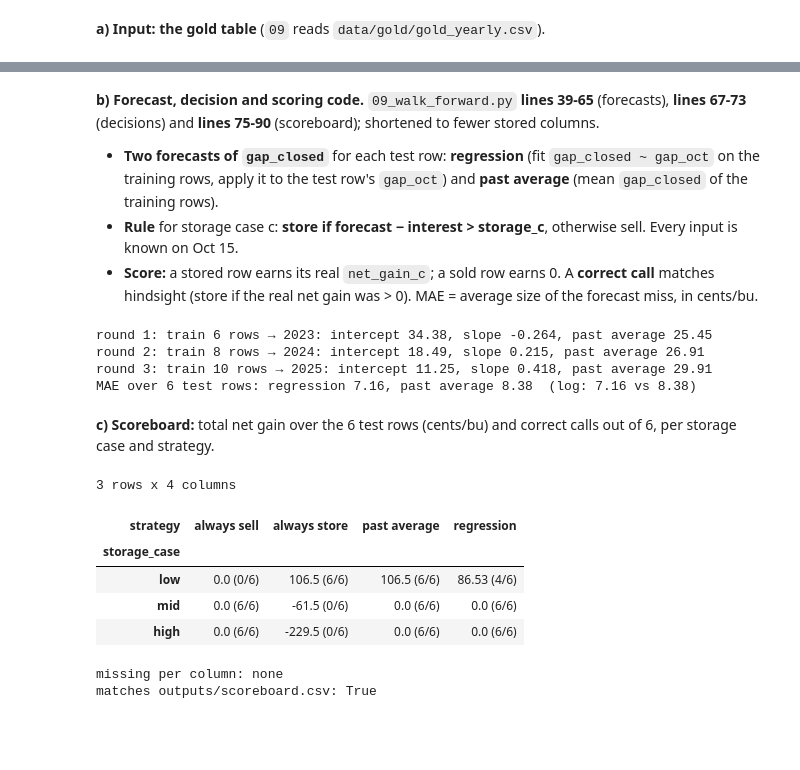
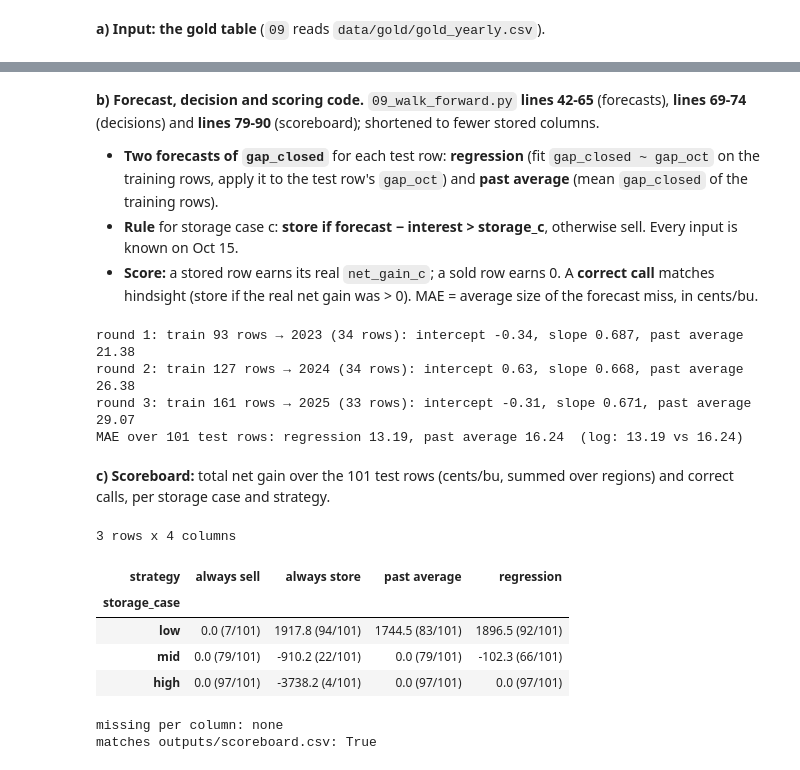
Before and after one commit to Jessie-Ren699/corn-storage-basis, a Jupyter notebook: notebooks/00_walkthrough.ipynb, the cells around one changed output, grey strips where cells are left out. Drawn from its saved outputs; the diff is of its cells as text; code cells hidden in the pictures; blank space fills up the shorter version.

```diff
--- a/notebooks/00_walkthrough.ipynb
+++ b/notebooks/00_walkthrough.ipynb
@@ -826,6 +888,6 @@ missing per column: none
 # %% [markdown]
-**b) Forecast, decision and scoring code.** `09_walk_forward.py` **lines 39-65** (forecasts), **lines 67-73** (decisions)
-and **lines 75-90** (scoreboard); shortened to fewer stored columns.
+**b) Forecast, decision and scoring code.** `09_walk_forward.py` **lines 42-65** (forecasts), **lines 69-74** (decisions)
+and **lines 79-90** (scoreboard); shortened to fewer stored columns.
 
 - **Two forecasts of `gap_closed`** for each test row: **regression** (fit `gap_closed ~ gap_oct` on the training rows,
   apply it to the test row's `gap_oct`) and **past average** (mean `gap_closed` of the training rows).
@@ -834,53 +896,57 @@ and **lines 75-90** (scoreboard); shortened to fewer stored columns.
   real net gain was > 0). MAE = average size of the forecast miss, in cents/bu.
 # %%
 rows = []                                                                      # one row per test row
-for rnd, test_year in enumerate([2023, 2024, 2025], start=1):                  # lines 41-43: 3 rounds
-    train = gold[gold["decision_year"] < test_year]                            # line 42: ONLY earlier years
-    test = gold[gold["decision_year"] == test_year]                            # line 43: the year to predict
-    slope, intercept = np.polyfit(train["gap_oct_cents"], train["gap_closed_cents"], 1)   # line 45: OLS on training rows
-    avg = train["gap_closed_cents"].mean()                                     # line 46: past-average forecast
-    print(f"round {rnd}: train {len(train)} rows → {test_year}: intercept {intercept:.2f}, slope {slope:.3f}, past average {avg:.2f}")
-    for _, r in test.iterrows():                                               # lines 50-62: each test row
-        rows.append({"round": rnd, "test_year": test_year, "region": r["region"],
+for rnd, test_year in enumerate([2023, 2024, 2025], start=1):                  # line 42: 3 rounds
+    train = gold[gold["decision_year"] < test_year]                            # line 43: ONLY earlier years
+    test = gold[gold["decision_year"] == test_year]                            # line 44: the year to predict
+    slope, intercept = np.polyfit(train["gap_oct_cents"], train["gap_closed_cents"], 1)   # line 46: OLS on training rows
+    avg = train["gap_closed_cents"].mean()                                     # line 47: past-average forecast
+    print(f"round {rnd}: train {len(train)} rows → {test_year} ({len(test)} rows): "
+          f"intercept {intercept:.2f}, slope {slope:.3f}, past average {avg:.2f}")
+    for _, r in test.iterrows():                                               # lines 51-63: each test row
+        rows.append({"round": rnd, "test_year": test_year, "region_id": r["region_id"],
                      "actual": r["gap_closed_cents"],                          # what really closed
                      "pred_regression": intercept + slope * r["gap_oct_cents"],   # line applied to this Oct gap
                      "pred_past_average": avg, "interest": r["interest_cents"],
                      **{f"storage_{c}": r[f"storage_{c}_cents"] for c in CASES},
                      **{f"net_gain_{c}": r[f"net_gain_{c}_cents"] for c in CASES}})
 pred = pd.DataFrame(rows)
-mae = {m: (pred[f"pred_{m}"] - pred["actual"]).abs().mean() for m in ["regression", "past_average"]}   # lines 64-65, 100-101
-print(f"MAE over {len(pred)} test rows: regression {mae['regression']:.2f}, past average {mae['past_average']:.2f}  (log: 7.16 vs 8.38)")
-score = []                                                                     # lines 76-90: scoreboard rows
+mae = {m: (pred[f"pred_{m}"] - pred["actual"]).abs().mean() for m in ["regression", "past_average"]}   # lines 65-66, 100-101
+print(f"MAE over {len(pred)} test rows: regression {mae['regression']:.2f}, past average {mae['past_average']:.2f}"
+      "  (log: 13.19 vs 16.24)")
+score = []                                                                     # lines 79-90: scoreboard rows
 for c in CASES:                                                                # each storage case
-    best = pred[f"net_gain_{c}"] > 0                                           # line 70: hindsight best = store?
+    best = pred[f"net_gain_{c}"] > 0                                           # line 71: hindsight best = store?
     calls = {"always sell": pd.Series(False, index=pred.index),                 # never store
              "always store": pd.Series(True, index=pred.index),                # store every year
-             "past average": pred["pred_past_average"] - pred["interest"] > pred[f"storage_{c}"],   # line 72
-             "regression": pred["pred_regression"] - pred["interest"] > pred[f"storage_{c}"]}       # line 73
+             "past average": pred["pred_past_average"] - pred["interest"] > pred[f"storage_{c}"],   # line 73
+             "regression": pred["pred_regression"] - pred["interest"] > pred[f"storage_{c}"]}       # line 74
     for s, store in calls.items():                                             # each strategy
-        net = np.where(store, pred[f"net_gain_{c}"], 0.0)                      # line 83: real gain if stored, else 0
+        net = np.where(store, pred[f"net_gain_{c}"], 0.0)                      # line 84: real gain if stored, else 0
         score.append({"storage_case": c, "strategy": s, "times_stored": int(store.sum()),
-                      "total_net_gain_cents": round(net.sum(), 2),             # line 86
-                      "correct_calls": int((store == best).sum())})            # line 89
+                      "total_net_gain_cents": round(net.sum(), 2),             # line 87
+                      "correct_calls": int((store == best).sum())})            # line 90
 score = pd.DataFrame(score)
 # %% [output]
-round 1: train 6 rows → 2023: intercept 34.38, slope -0.264, past average 25.45
-round 2: train 8 rows → 2024: intercept 18.49, slope 0.215, past average 26.91
-round 3: train 10 rows → 2025: intercept 11.25, slope 0.418, past average 29.91
-MAE over 6 test rows: regression 7.16, past average 8.38  (log: 7.16 vs 8.38)
+round 1: train 93 rows → 2023 (34 rows): intercept -0.34, slope 0.687, past average 21.38
+round 2: train 127 rows → 2024 (34 rows): intercept 0.63, slope 0.668, past average 26.38
+round 3: train 161 rows → 2025 (33 rows): intercept -0.31, slope 0.671, past average 29.07
+MAE over 101 test rows: regression 13.19, past average 16.24  (log: 13.19 vs 16.24)
 # %% [markdown]
-**c) Scoreboard:** total net gain over the 6 test rows (cents/bu) and correct calls out of 6, per storage case and strategy.
+**c) Scoreboard:** total net gain over the 101 test rows (cents/bu, summed over regions) and correct calls, per storage
+case and strategy.
 # %%
-show(score.pivot(index="storage_case", columns="strategy", values="total_net_gain_cents").loc[list(CASES)].astype(str)
-     + " (" + score.pivot(index="storage_case", columns="strategy", values="correct_calls").loc[list(CASES)].astype(str) + "/6)")
+n_test = len(pred)
+show(score.pivot(index="storage_case", columns="strategy", values="total_net_gain_cents").loc[list(CASES)].round(1).astype(str)
+     + " (" + score.pivot(index="storage_case", columns="strategy", values="correct_calls").loc[list(CASES)].astype(str) + f"/{n_test})")
 print("matches outputs/scoreboard.csv:", np.allclose(score["total_net_gain_cents"], scoreboard["total_net_gain_cents"], atol=0.01)
       and score["correct_calls"].eq(scoreboard["correct_calls"]).all())
 # %% [output]
 3 rows x 4 columns
 | strategy | always sell | always store | past average | regression |
 | storage_case |  |  |  |  |
-| low | 0.0 (0/6) | 106.5 (6/6) | 106.5 (6/6) | 86.53 (4/6) |
-| mid | 0.0 (6/6) | -61.5 (0/6) | 0.0 (6/6) | 0.0 (6/6) |
-| high | 0.0 (6/6) | -229.5 (0/6) | 0.0 (6/6) | 0.0 (6/6) |
+| low | 0.0 (7/101) | 1917.8 (94/101) | 1744.5 (83/101) | 1896.5 (92/101) |
+| mid | 0.0 (79/101) | -910.2 (22/101) | 0.0 (79/101) | -102.3 (66/101) |
+| high | 0.0 (97/101) | -3738.2 (4/101) | 0.0 (97/101) | 0.0 (97/101) |
 missing per column: none
 matches outputs/scoreboard.csv: True
```
Also changed, not shown: parts of 34 cells of this notebook, 12 other files.
